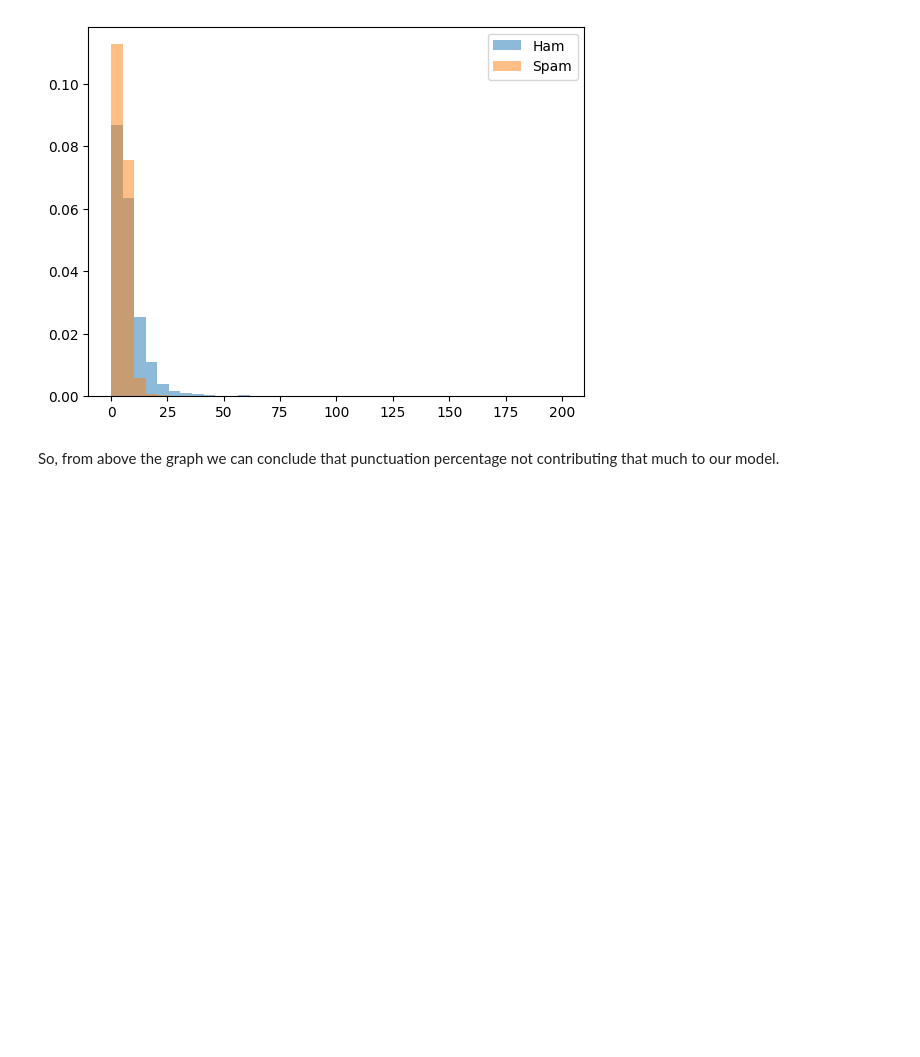
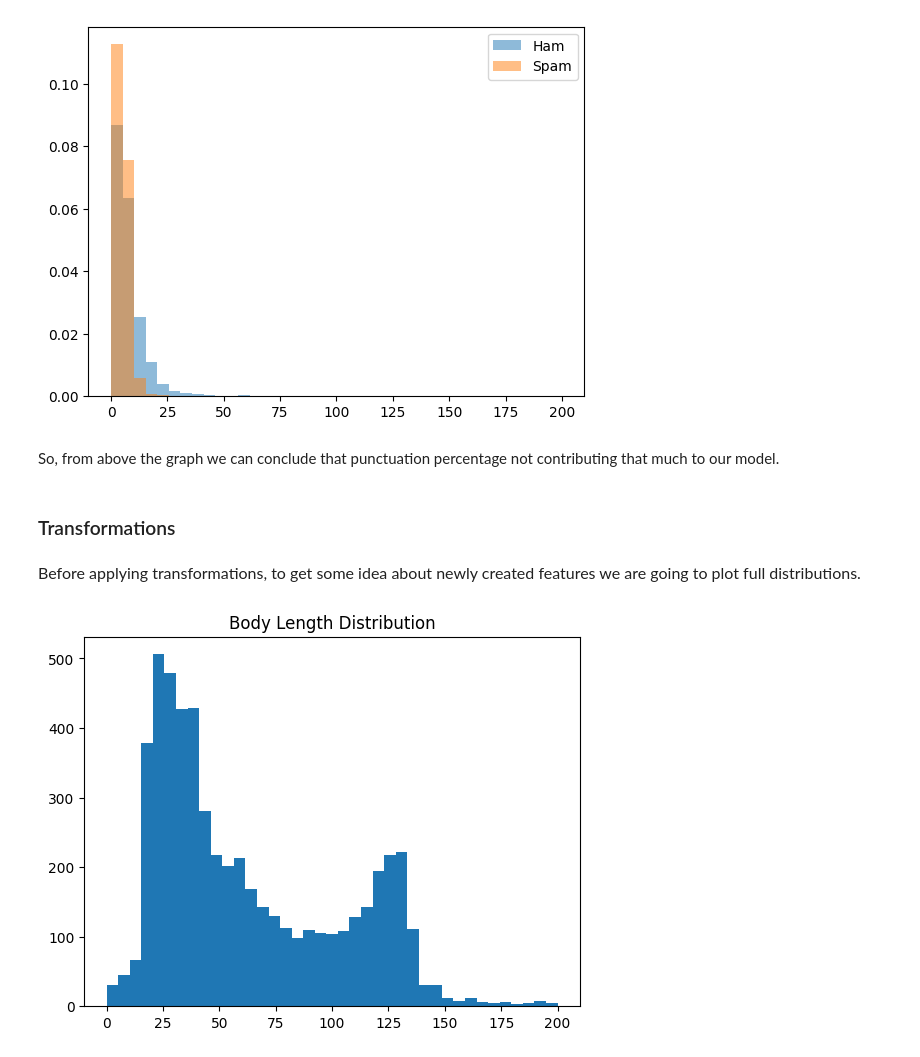
Before and after one commit to madhubabukencha/nat_lang_proc, a Jupyter notebook: chap004_feature_engineering/feature_engineering.ipynb, the cells around one changed output. Saved outputs shown, nothing was run; the diff lists cells and outputs as text; code cells hidden in the pictures; blank space fills up the shorter version.

```diff
--- a/chap004_feature_engineering/feature_engineering.ipynb
+++ b/chap004_feature_engineering/feature_engineering.ipynb
@@ -109,3 +109,18 @@ pyplot.show()
 [figure]
 # %% [markdown]
 So, from above the graph we can conclude that punctuation percentage not contributing that much to our model.
+# %% [markdown]
+### Transformations
+# %% [markdown]
+<p style="text-align: justify; text-justify: inter-word;">
+   <font size=3>
+       Before applying transformations, to get some idea about newly created features we are going to plot full distributions.
+   </font>
+</p>
+# %%
+bins = np.linspace(0, 200, 40)
+pyplot.hist(data_df["body_len"], bins)
+pyplot.title("Body Length Distribution")
+pyplot.show()
+# %% [output]
+[figure, added]
```
Also changed, not shown: parts of 13 cells of this notebook, 4 other files.
